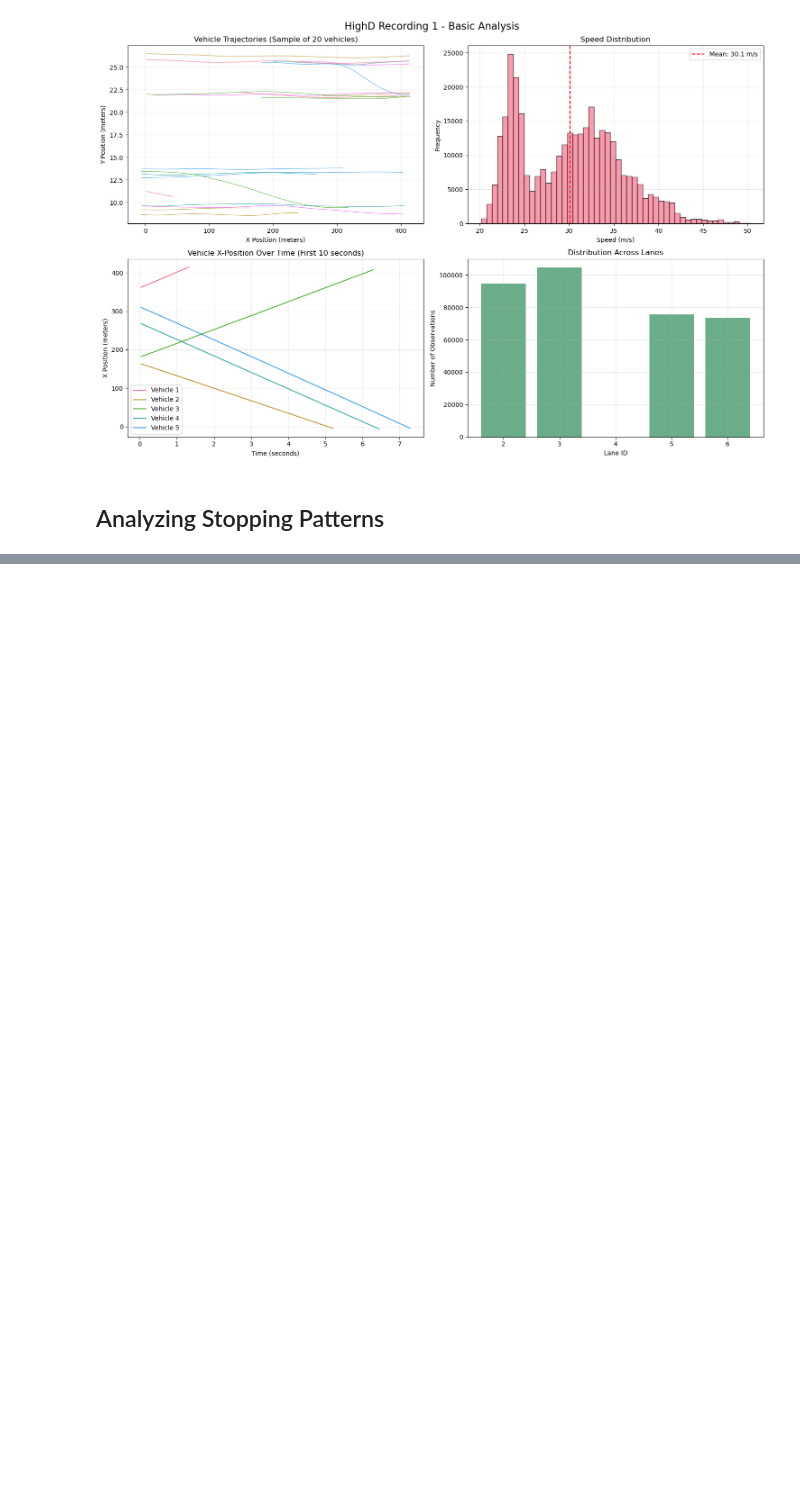
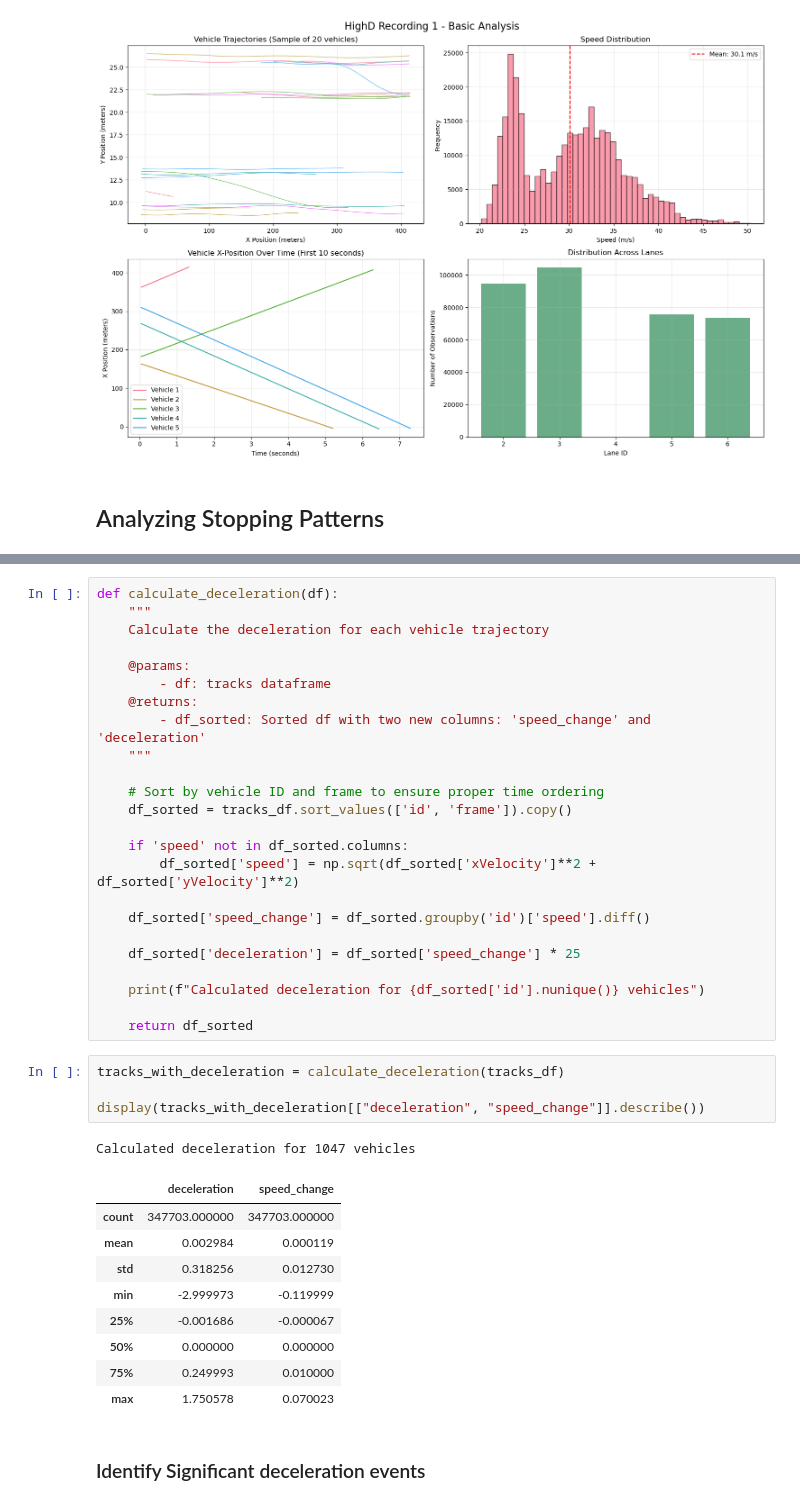
Before and after one commit to rapha-pro/Traffic-Light-Simulator, a Jupyter notebook: notebooks/explore_highd.ipynb, the cells around one changed output, grey strips where cells are left out. Drawn from its saved outputs; the diff is of its cells as text; blank space fills up the shorter version.

Commit message:
EDA: calculate decelerate function

```diff
--- a/notebooks/explore_highd.ipynb
+++ b/notebooks/explore_highd.ipynb
@@ -254,0 +239,41 @@ Creating Plot 4: Slow Event Locations...
+# %%
+def calculate_deceleration(df):
+    """
+    Calculate the deceleration for each vehicle trajectory
+
+    @params:
+        - df: tracks dataframe
+    @returns:
+        - df_sorted: Sorted df with two new columns: 'speed_change' and 'deceleration'
+    """
+
+    # Sort by vehicle ID and frame to ensure proper time ordering
+    df_sorted = tracks_df.sort_values(['id', 'frame']).copy()
+
+    if 'speed' not in df_sorted.columns:
+        df_sorted['speed'] = np.sqrt(df_sorted['xVelocity']**2 + df_sorted['yVelocity']**2)
+
+    df_sorted['speed_change'] = df_sorted.groupby('id')['speed'].diff()
+
+    df_sorted['deceleration'] = df_sorted['speed_change'] * 25
+
+    print(f"Calculated deceleration for {df_sorted['id'].nunique()} vehicles")
+
+    return df_sorted
+# %%
+tracks_with_deceleration = calculate_deceleration(tracks_df)
+
+display(tracks_with_deceleration[["deceleration", "speed_change"]].describe())
+# %% [output]
+Calculated deceleration for 1047 vehicles
+|  | deceleration | speed_change |
+| count | 347703.000000 | 347703.000000 |
+| mean | 0.002984 | 0.000119 |
+| std | 0.318256 | 0.012730 |
+| min | -2.999973 | -0.119999 |
+| 25% | -0.001686 | -0.000067 |
+| 50% | 0.000000 | 0.000000 |
+| 75% | 0.249993 | 0.010000 |
+| max | 1.750578 | 0.070023 |
+# %% [markdown]
+### Identify Significant deceleration events
```
Also changed, not shown: parts of 2 cells of this notebook.
